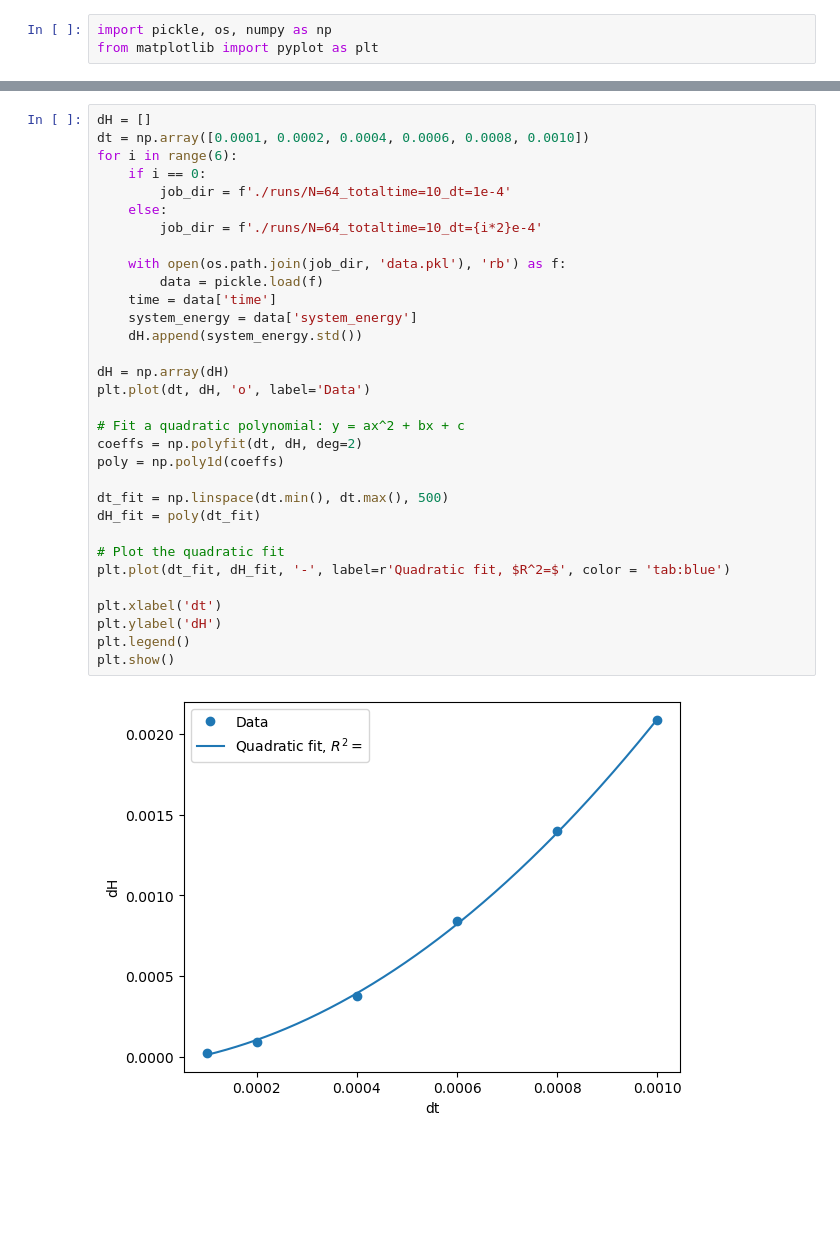
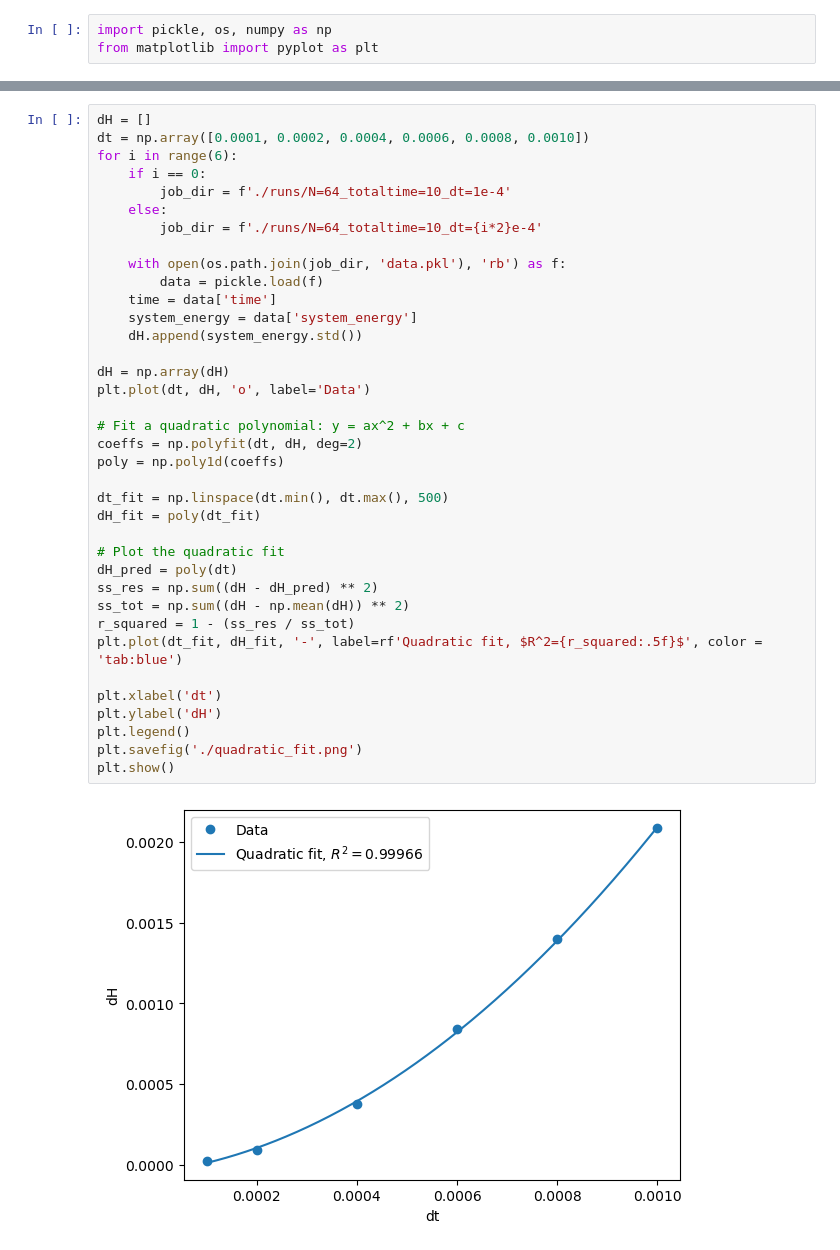
Before and after one commit to pjeong3120/md_engine, a Jupyter notebook: energy_conservation.ipynb, the cells around one changed output, grey strips where cells are left out. Cells and saved outputs as stored; diff of their text form; blank space fills up the shorter version.

```diff
--- a/energy_conservation.ipynb
+++ b/energy_conservation.ipynb
@@ -30,33 +31,38 @@ dH = []
 dt = np.array([0.0001, 0.0002, 0.0004, 0.0006, 0.0008, 0.0010])
 for i in range(6):
     if i == 0:
         job_dir = f'./runs/N=64_totaltime=10_dt=1e-4'
     else:
         job_dir = f'./runs/N=64_totaltime=10_dt={i*2}e-4'
 
     with open(os.path.join(job_dir, 'data.pkl'), 'rb') as f:
         data = pickle.load(f)
     time = data['time']
     system_energy = data['system_energy']
     dH.append(system_energy.std())
 
 dH = np.array(dH)
 plt.plot(dt, dH, 'o', label='Data')
 
 # Fit a quadratic polynomial: y = ax^2 + bx + c
 coeffs = np.polyfit(dt, dH, deg=2)
 poly = np.poly1d(coeffs)
 
 dt_fit = np.linspace(dt.min(), dt.max(), 500)
 dH_fit = poly(dt_fit)
 
 # Plot the quadratic fit
-plt.plot(dt_fit, dH_fit, '-', label=r'Quadratic fit, $R^2=$', color = 'tab:blue')
+dH_pred = poly(dt)
+ss_res = np.sum((dH - dH_pred) ** 2)
+ss_tot = np.sum((dH - np.mean(dH)) ** 2)
+r_squared = 1 - (ss_res / ss_tot)
+plt.plot(dt_fit, dH_fit, '-', label=rf'Quadratic fit, $R^2={r_squared:.5f}$', color = 'tab:blue')
 
 plt.xlabel('dt')
 plt.ylabel('dH')
 plt.legend()
+plt.savefig('./quadratic_fit.png')
 plt.show()
 # %% [output]
-[figure, old version]
+[figure, new version]
 # %%
```
Also changed, not shown: parts of 3 cells of this notebook, 1 other file.
